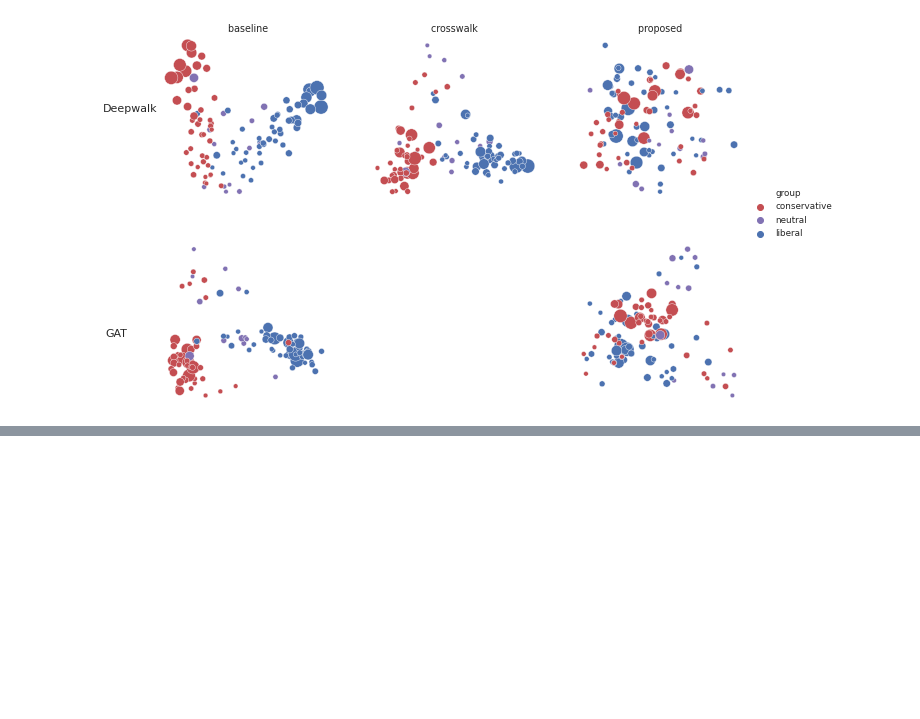
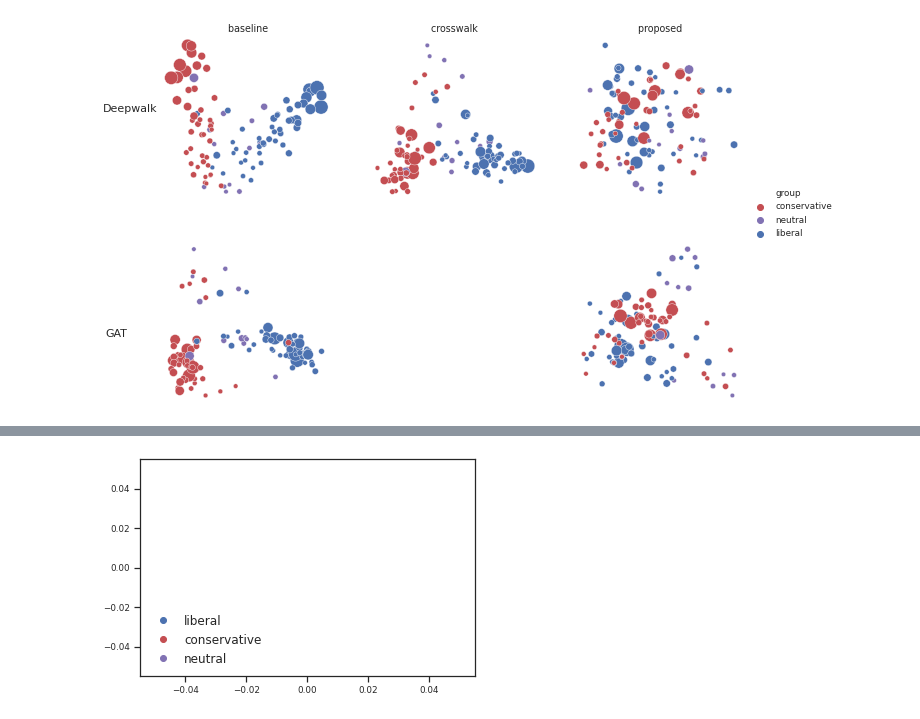
Before and after one commit to thunderock/residual2vec_, a Jupyter notebook: notebooks/PLOTS/demonstration.ipynb, the cells around one changed output, grey strips where cells are left out. Drawn from its saved outputs; the diff is of its cells as text; code cells hidden in the pictures; blank space fills up the shorter version.

```diff
--- a/notebooks/PLOTS/demonstration.ipynb
+++ b/notebooks/PLOTS/demonstration.ipynb
@@ -178,0 +248,19 @@ g.add_legend(legend_data={i: g._legend_data[i] for i in ['group', 'conservative'
+# %%
+colors = [cmap[0], cmap[3], cmap[4]]
+
+f = lambda m,c: plt.plot([],[],marker=m, color=c, ls="none")[0]
+handles = [f("o", colors[i]) for i in range(3)]
+# print(handles)
+labels = ['liberal','conservative','neutral']
+legend = plt.legend(handles, labels, loc=3, framealpha=1, frameon=False, prop={'size': 12})
+
+def export_legend(legend, filename="demonstration.png"):
+    fig  = legend.figure
+    fig.canvas.draw()
+    bbox  = legend.get_window_extent().transformed(fig.dpi_scale_trans.inverted())
+    fig.savefig(filename, dpi="figure", bbox_inches=bbox)
+
+export_legend(legend)
+plt.show()
+# %% [output]
+[figure, added]
```
Also changed, not shown: parts of 1 cell of this notebook, 2 other files.
